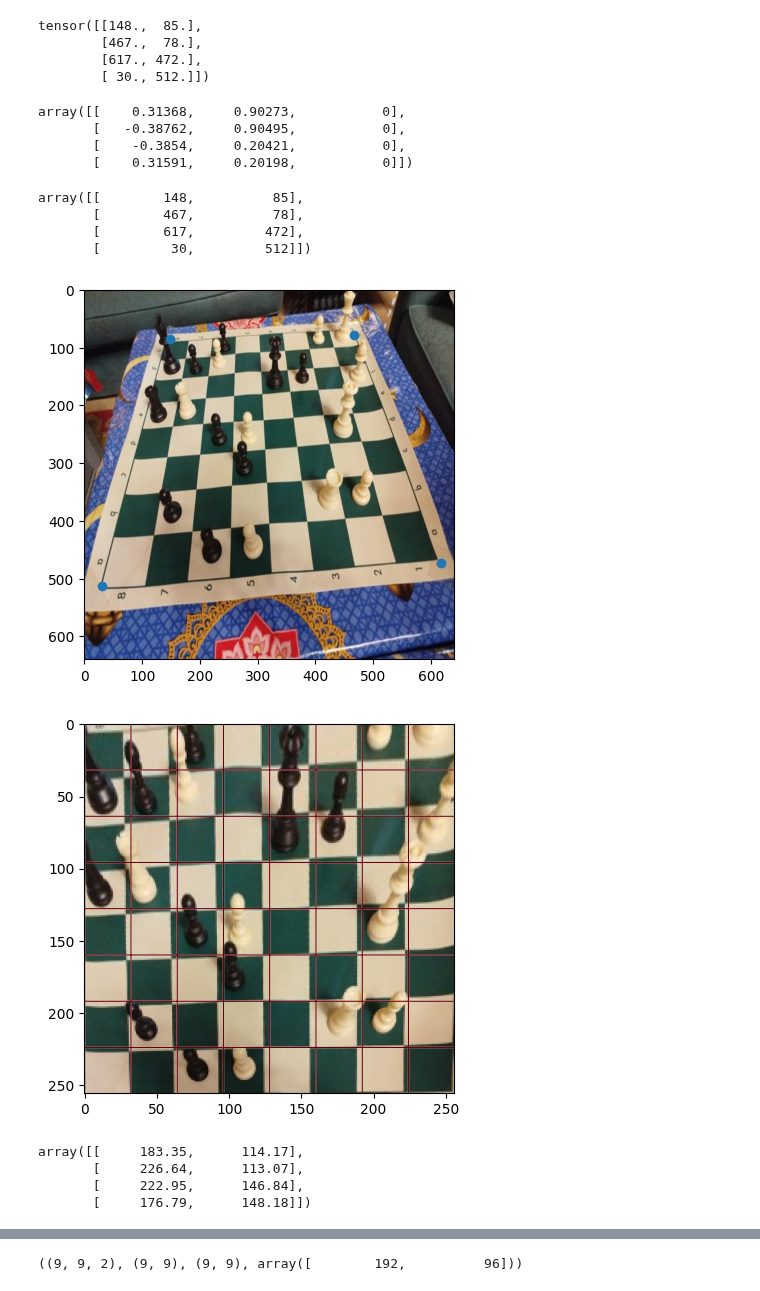
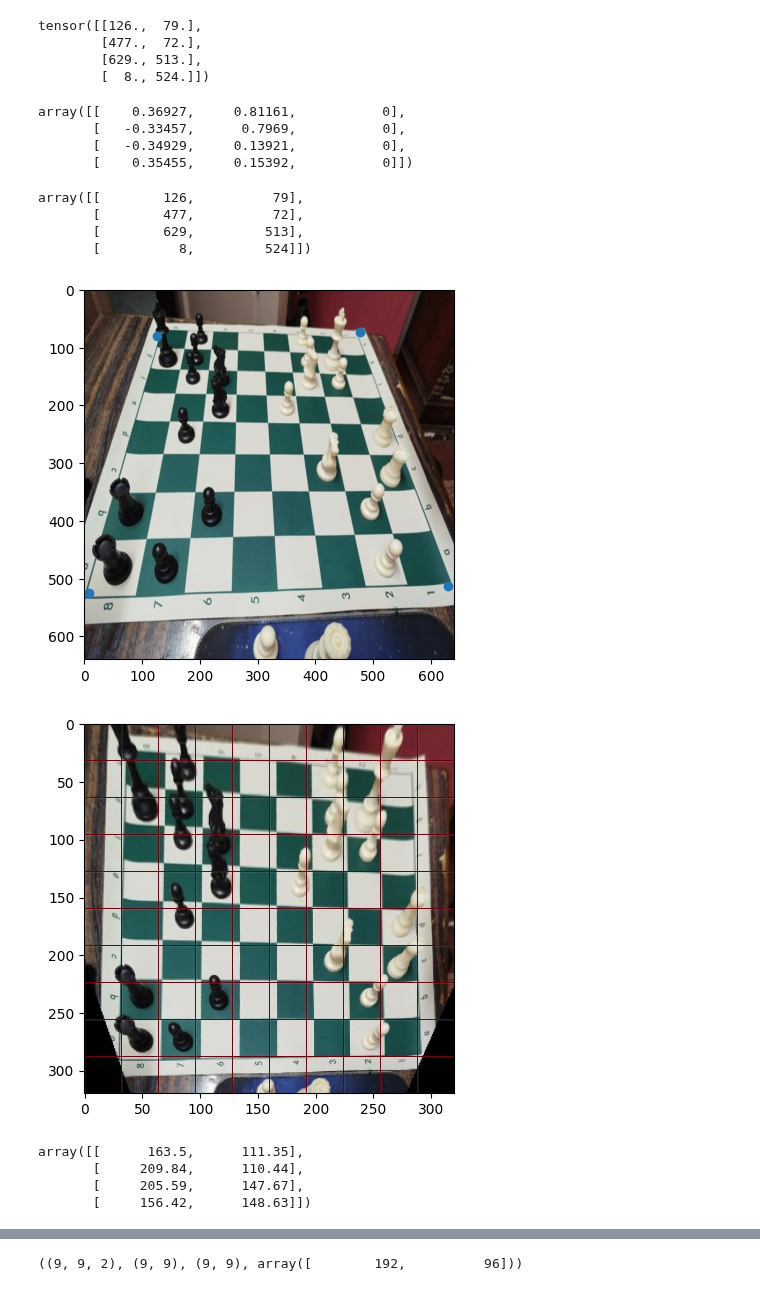
Before and after one commit to MostafaBelo/thesis_chess_lens, a Jupyter notebook: src/PieceDetection/PieceCropper_3D/main.ipynb, the cells around one changed output, grey strips where cells are left out. Drawn from its saved outputs; the diff is of its cells as text; code cells hidden in the pictures.

```diff
--- a/src/PieceDetection/PieceCropper_3D/main.ipynb
+++ b/src/PieceDetection/PieceCropper_3D/main.ipynb
@@ -25,7 +25,8 @@ dataloader = ChessDataset.getLoader(dataset, batch_size=4, num_worders=0)
     # print(H, W)
     # break
 
-img, _ = dataset[50]
+# img, _ = dataset[50]
+img, _ = dataset[278]
 
 # img = ChessLens.ChessLensImage("./Dataset/img_3.jpeg")
 img = ChessLens.ChessLensImage(img, "yolo")
@@ -179,49 +180,53 @@ print(p3)
 # %%
 label["corners"]
 # %% [output]
-tensor([[148.,  85.],
-        [467.,  78.],
-        [617., 472.],
-        [ 30., 512.]])
+tensor([[126.,  79.],
+        [477.,  72.],
+        [629., 513.],
+        [  8., 524.]])
 # %%
 corners_3d = trace_ray(from_2d_to_3d(label["corners"].numpy(), K, R), cam_point, np.zeros((4)))
 corners_3d
 # %% [output]
-array([[    0.31368,     0.90273,           0],
-       [   -0.38762,     0.90495,           0],
-       [    -0.3854,     0.20421,           0],
-       [    0.31591,     0.20198,           0]])
+array([[    0.36927,     0.81161,           0],
+       [   -0.33457,      0.7969,           0],
+       [   -0.34929,     0.13921,           0],
+       [    0.35455,     0.15392,           0]])
 # %%
 corners_up_2d = from_3d_to_2d(corners_3d, K, R)
 corners_up_2d
 # %% [output]
-array([[        148,          85],
-       [        467,          78],
-       [        617,         472],
-       [         30,         512]])
+array([[        126,          79],
+       [        477,          72],
+       [        629,         513],
+       [          8,         524]])
 # %%
 plt.imshow(img.img.permute(1,2,0));
 plt.scatter(corners_up_2d[:,0], corners_up_2d[:,1]);
 # %% [output]
-[figure, old version]
+[figure, new version]
 # %%
-M = cv2.getPerspectiveTransform(img.board_detection.cpu().numpy().astype(np.float32), np.array([
+dst = np.array([
     [0,0],
     [256,0],
     [256,256],
     [0,256],
-], dtype=np.float32))
+], dtype=np.float32)
+dst[:,0] += 32
+dst[:,1] += 32
+
+M = cv2.getPerspectiveTransform(img.board_detection.cpu().numpy().astype(np.float32), dst)
 M = torch.tensor(M)
 
-warpped_img = cv2.warpPerspective(img.img.permute(1,2,0).numpy(), M.numpy(), (256,256))
+warpped_img = cv2.warpPerspective(img.img.permute(1,2,0).numpy(), M.numpy(), (256+64,256+64))
 plt.imshow(warpped_img);
 
-grid = np.zeros((256,256))
+grid = np.zeros((256+64,256+64))
 grid[::32, :] = 1
 grid[:, ::32] = 1
 plt.imshow(grid, alpha = grid, cmap="Reds");
 # %% [output]
-[figure, old version]
+[figure, new version]
 # %%
 r = 2
 c = 2
@@ -244,10 +249,10 @@ for i in range(len(sq_box)):
 inverted_sq = np.stack(inverted_sq, axis=0)
 inverted_sq
 # %% [output]
-array([[     183.35,      114.17],
-       [     226.64,      113.07],
-       [     222.95,      146.84],
-       [     176.79,      148.18]])
+array([[      163.5,      111.35],
+       [     209.84,      110.44],
+       [     205.59,      147.67],
+       [     156.42,      148.63]])
 # %%
 pts = trace_ray(from_2d_to_3d(inverted_sq, K, R), cam_point, np.zeros(4)) + np.concat([np.zeros((4,2)), .1*np.ones((4,1))], axis=1)
 pts2 = from_3d_to_2d(pts, K, R)
```
Also changed, not shown: parts of 7 cells of this notebook, 7 other files.
